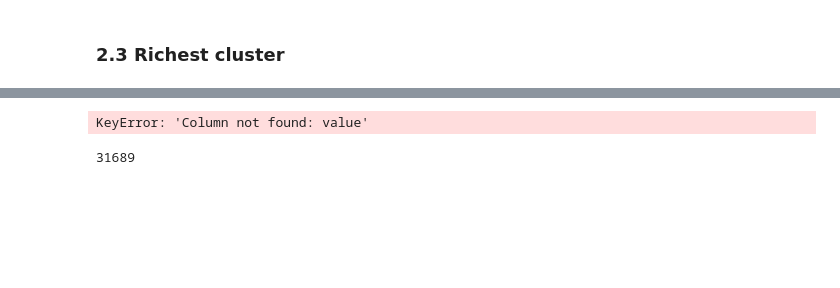
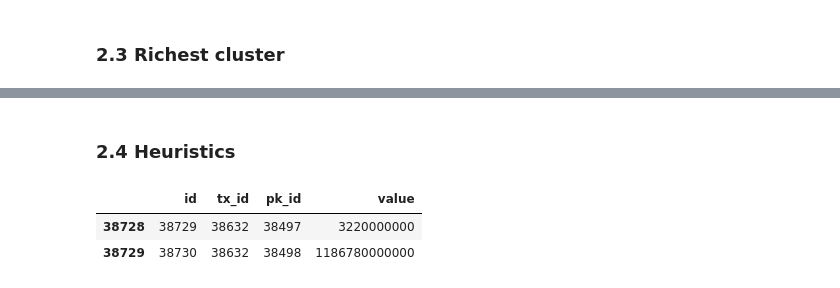
Before and after one commit to iuliu8899/cryptocurrency-data-analysis, a Jupyter notebook: 1.ipynb, the cells around one changed output, grey strips where cells are left out. Cells and saved outputs as stored; diff of their text form; code cells hidden in the pictures; blank space fills up the shorter version.

```diff
--- a/1.ipynb
+++ b/1.ipynb
@@ -282,8 +325,8 @@ Which transaction is responsible for sending the largest number of bitcoins to t
-# %%
-temp = clusters.groupby('cluster_id')['value'].sum()
-# %% [output]
-KeyError: 'Column not found: value'
-# %%
-temp.idxmax()
-# %% [output]
-31689
+# %% [markdown]
+### 2.4 Heuristics
+# %%
+outputs.loc[outputs['tx_id']==38632]
+# %% [output]
+|  | id | tx_id | pk_id | value |
+| 38728 | 38729 | 38632 | 38497 | 3220000000 |
+| 38729 | 38730 | 38632 | 38498 | 1186780000000 |
```
Also changed, not shown: parts of 24 cells of this notebook, 3 other files.
